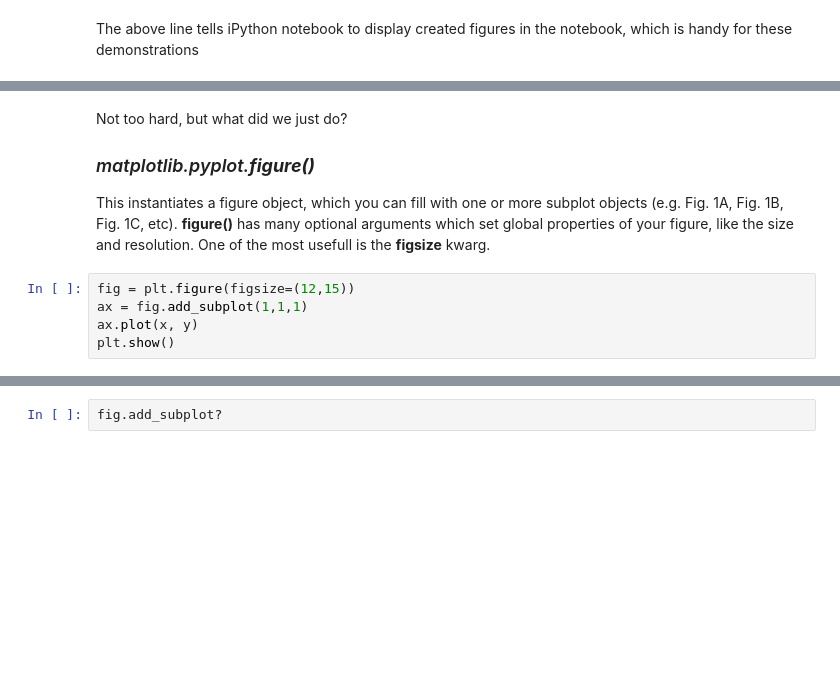
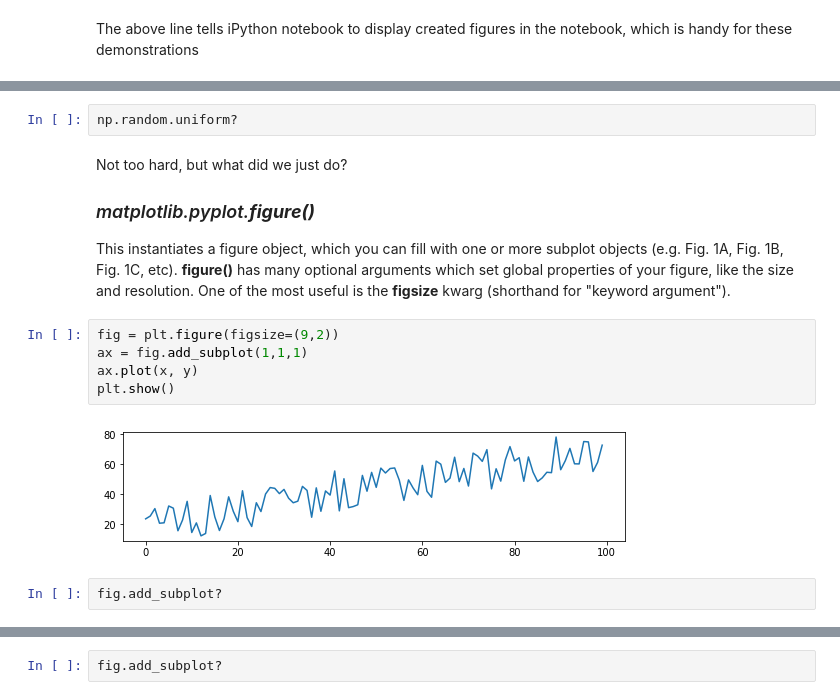
Before and after one commit to calacademy-research/PythonLife, a Jupyter notebook: Subject_6_Modules_math_graphing/6.3_plotting.ipynb, the cells around one changed output, grey strips where cells are left out. Cells and saved outputs as stored; diff of their text form; blank space fills up the shorter version.

```diff
--- a/Subject_6_Modules_math_graphing/6.3_plotting.ipynb
+++ b/Subject_6_Modules_math_graphing/6.3_plotting.ipynb
@@ -34,13 +36,19 @@ plt.show()
+# %%
+np.random.uniform?
 # %% [markdown]
 Not too hard, but what did we just do?
 
 ### *matplotlib.pyplot.**figure()***
-This instantiates a figure object, which you can fill with one or more subplot objects (e.g. Fig. 1A, Fig. 1B, Fig. 1C, etc). **figure()** has many optional arguments which set global properties of your figure, like the size and resolution. One of the most usefull is the **figsize** kwarg.
+This instantiates a figure object, which you can fill with one or more subplot objects (e.g. Fig. 1A, Fig. 1B, Fig. 1C, etc). **figure()** has many optional arguments which set global properties of your figure, like the size and resolution. One of the most useful is the **figsize** kwarg (shorthand for "keyword argument").
 # %%
-fig = plt.figure(figsize=(12,15))
+fig = plt.figure(figsize=(9,2))
 ax = fig.add_subplot(1,1,1)
 ax.plot(x, y)
 plt.show()
+# %% [output]
+[figure, added]
+# %%
+fig.add_subplot?
 # %% [markdown]
 ### *figure.**add_subplot()***
 This method of figure objects does exactly what it says on the tin; it instantiates an Axes object within the figure. In Matplotlib what we would think of as a graph, plot, or figure, is called an Axes, after the X and Y axes. Axes have many properties like x and y limits, a set of major (and sometimes minor) ticks for the x and y axes, an optional legend, and lots more data. Most of the time when you are making a figure you'll be working with the Axes.
```
Also changed, not shown: parts of 28 cells of this notebook, 3 other files.
